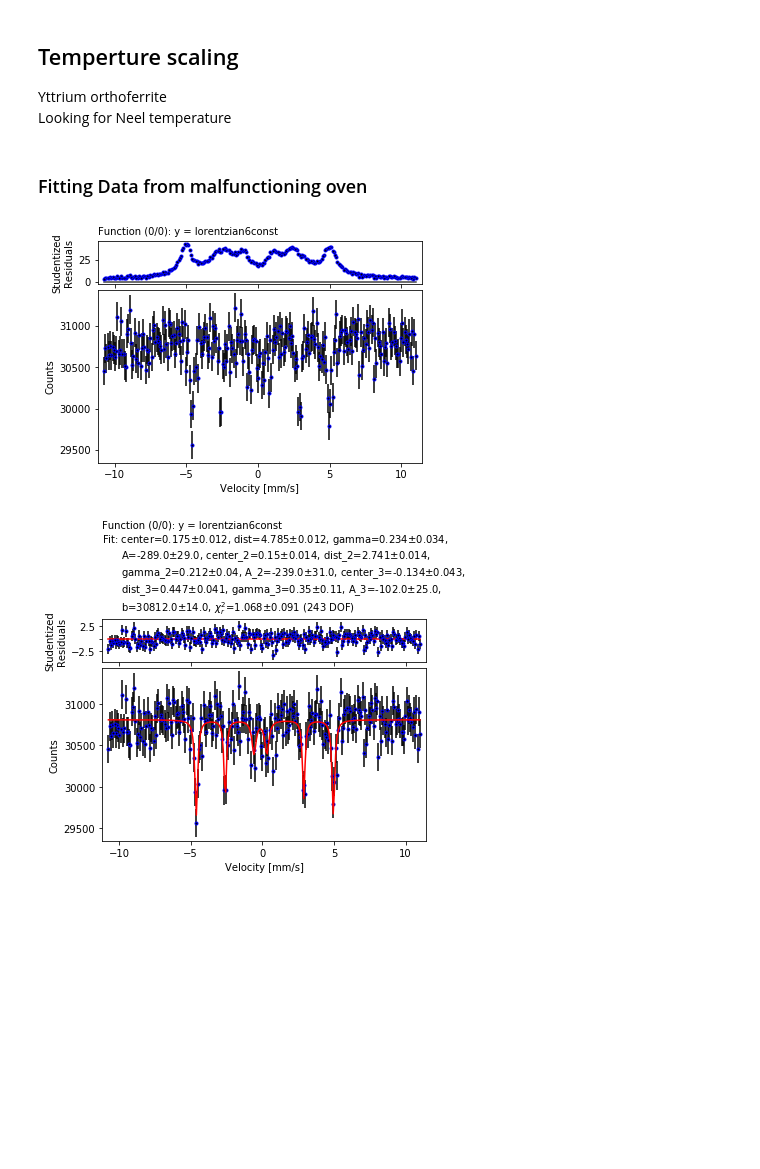
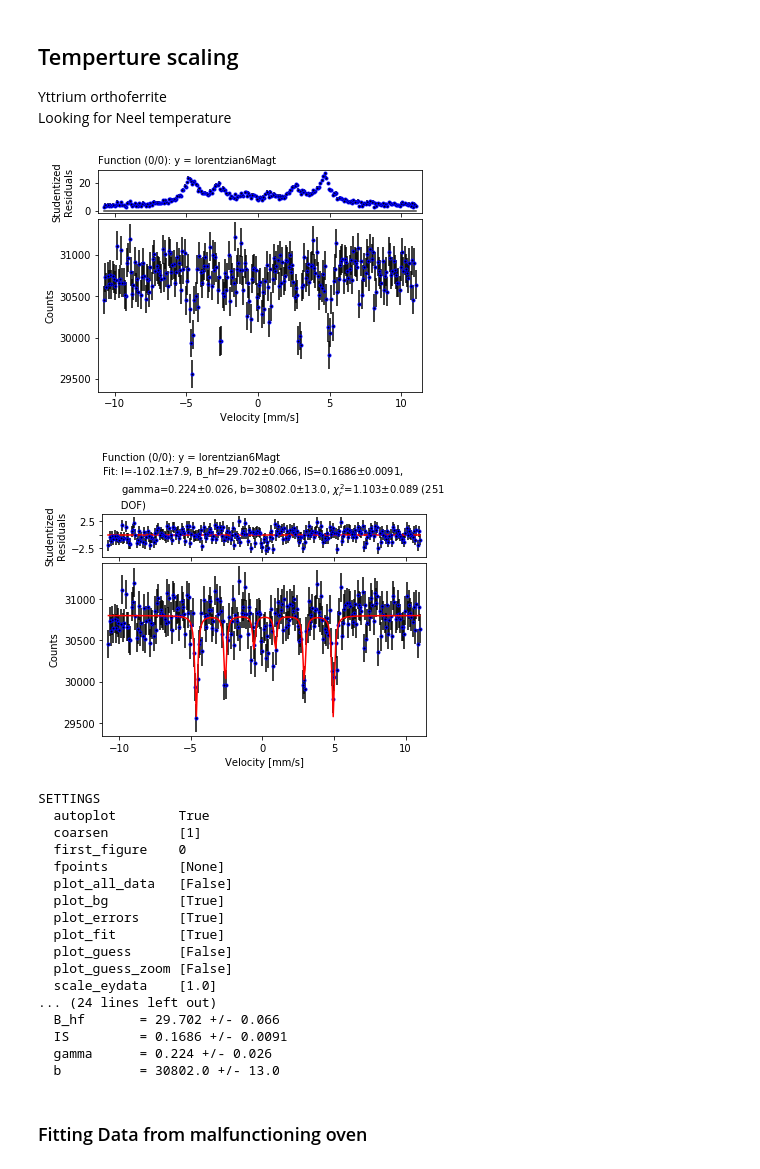
Before and after one commit to eklem1/ModernLab, a Jupyter notebook: TempMag.ipynb, the cells around one changed output. Drawn from its saved outputs; the diff is of its cells as text; code cells hidden in the pictures; blank space fills up the shorter version.

```diff
--- a/TempMag.ipynb
+++ b/TempMag.ipynb
@@ -157,19 +217,60 @@ ydataerr = np.sqrt(data[1])
 dataL = [data[0][0:256], data[1][0:256], ydataerr[0:256]]
 
 tempPoints = [[],[], []]
+# %%
+# should be data taken at 297 (but could be wrong)
+data = np.loadtxt(".//data//Y_ortho_T256_Jan20_full.Asc", skiprows=0)
+data = np.transpose(data)
+data[1][511] = (data[1][510] + data[1][0])/2
+ydataerr = np.sqrt(data[1])
+
+dataL = [data[0][0:256], data[1][0:256], ydataerr[0:256]]
+
+velocities = chan_to_velo(dataL[0], m, b)
+
+guess = 'I=-300, B_hf=29, IS=0, gamma=1, b=3e4'
+
+my_fitter = s.data.fitter()
+my_fitter.set(style_data = [{'marker': '.', 'color': 'black', 'ls': '', 'mec': 'b'}]\
+              , plot_guess=False, fpoints=None, xlabel = "Velocity [mm/s]" , ylabel = "Counts")
+
+my_fitter.set_functions(f=lorentzian6Magt, p=guess)
+
+my_fitter.set_data(xdata=velocities, ydata=dataL[1], eydata=dataL[2])
+my_fitter.fit()
+# print(my_fitter.get_fit_results())
+
+# results = [getFits_lor(my_fitter, 0), getFits_lor(my_fitter, 1), getFits_lor(my_fitter, 2)]
+# %% [output]
+[figure, added]
+[figure, added]
+SETTINGS
+  autoplot        True
+  coarsen         [1]
+  first_figure    0
+  fpoints         [None]
+  plot_all_data   [False]
+  plot_bg         [True]
+  plot_errors     [True]
+  plot_fit        [True]
+  plot_guess      [False]
+  plot_guess_zoom [False]
+  scale_eydata    [1.0]
+... (24 lines left out)
+  B_hf       = 29.702 +/- 0.066
+  IS         = 0.1686 +/- 0.0091
+  gamma      = 0.224 +/- 0.026
+  b          = 30802.0 +/- 13.0
 # %% [markdown]
 ### Fitting Data from malfunctioning oven
 # %%
-data_T256 = np.loadtxt(".//data//Y_ortho_T256_Jan20_full.Asc", skiprows=0)
-guess_T256 = 'center=0, dist=5, gamma=1, A=-1500, center_2=0, dist_2=2.5, gamma_2=2, A_2=-1300, center_3=0, dist_3=1.0, gamma_3=1, A_3=-800, b=3e4'
+# data_T256 = np.loadtxt(".//data//Y_ortho_T256_Jan20_full.Asc", skiprows=0)
+# guess_T256 = 'center=0, dist=4.8, gamma=1, A=-1500, center_2=0, dist_2=2.7, gamma_2=2, A_2=-1300, center_3=0, dist_3=1.1, gamma_3=0.7, A_3=-1000, b=3e4'
 
-fit_T256 = fitYtt(data_T256, guess_T256, 6)
-# print(fit_T256[2])
+# fit_T256 = fitYtt(data_T256, guess_T256, 6)
+# # print(fit_T256[2])
 
-tempPoints[0].append(256)
-tempPoints[1].append(fit_T256[2][1][0])
+# tempPoints[0].append(256)
+# tempPoints[1].append(fit_T256[2][1][0])
 # tempPoints[2].append(fit_T367[2][1][1])
-# %% [output]
-[figure, removed]
-[figure, removed]
 # %%
```
Also changed, not shown: parts of 12 cells of this notebook, 4 other files.
